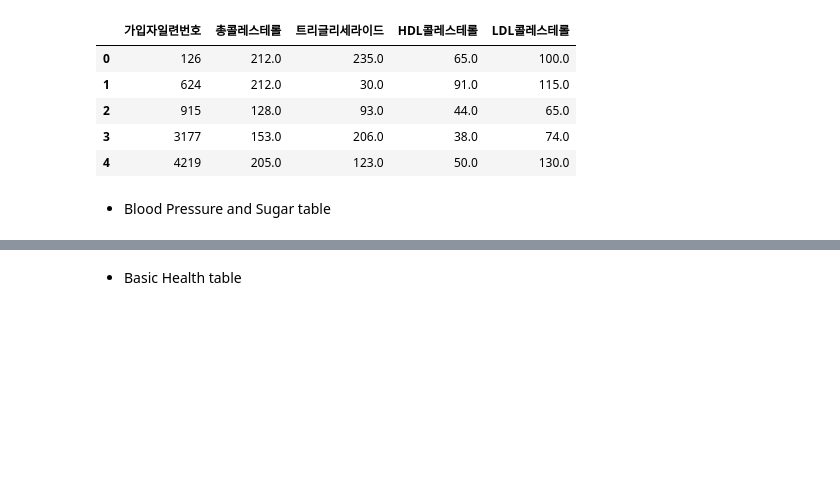
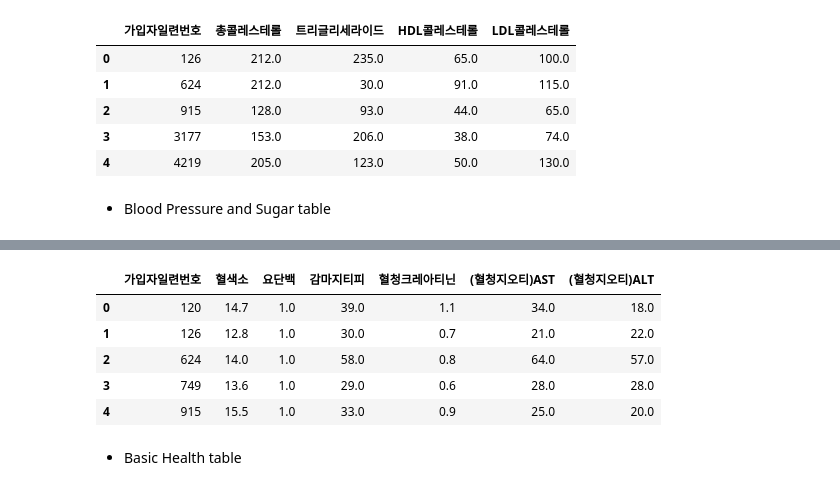
Before and after one commit to Jaesu26/statistical-database-project, a Jupyter notebook: 2022-05-30-StatsDB-Final.ipynb, the cells around one changed output, grey strips where cells are left out. Drawn from its saved outputs; the diff is of its cells as text; code cells hidden in the pictures; blank space fills up the shorter version.

```diff
--- a/2022-05-30-StatsDB-Final.ipynb
+++ b/2022-05-30-StatsDB-Final.ipynb
@@ -391,0 +392,11 @@ blood_pressure_sugar_table.head()
+# %%
+def get_Enzyme_table(df: pd.DataFrame) -> pd.DataFrame:
+    """
+    혈색소, 요단백, 감마지티피, 혈청크레아티닌, (혈청지오티)AST, (혈청지오티)ALT 변수로 table 구성
+    """
+    columns = ['혈색소', '요단백', '감마지티피', '혈청크레아티닌', '(혈청지오티)AST', '(혈청지오티)ALT']
+    df_ = df.copy()
+    df_ = df_[['가입자일련번호'] + columns] ## 가입자일련번호는 기본키
+    return df_
+# %%
+enzyme_table = get_Enzyme_table(df)
@@ -392,3 +407,12 @@ blood_pressure_sugar_table.head()
+# %%
+enzyme_table.head()
+# %% [output]
+|  | 가입자일련번호 | 혈색소 | 요단백 | 감마지티피 | 혈청크레아티닌 | (혈청지오티)AST | (혈청지오티)ALT |
+| 0 | 120 | 14.7 | 1.0 | 39.0 | 1.1 | 34.0 | 18.0 |
+| 1 | 126 | 12.8 | 1.0 | 30.0 | 0.7 | 21.0 | 22.0 |
+| 2 | 624 | 14.0 | 1.0 | 58.0 | 0.8 | 64.0 | 57.0 |
+| 3 | 749 | 13.6 | 1.0 | 29.0 | 0.6 | 28.0 | 28.0 |
+| 4 | 915 | 15.5 | 1.0 | 33.0 | 0.9 | 25.0 | 20.0 |
 # %% [markdown]
 - Basic Health table
 # %%
```
Also changed, not shown: parts of 24 cells of this notebook.
